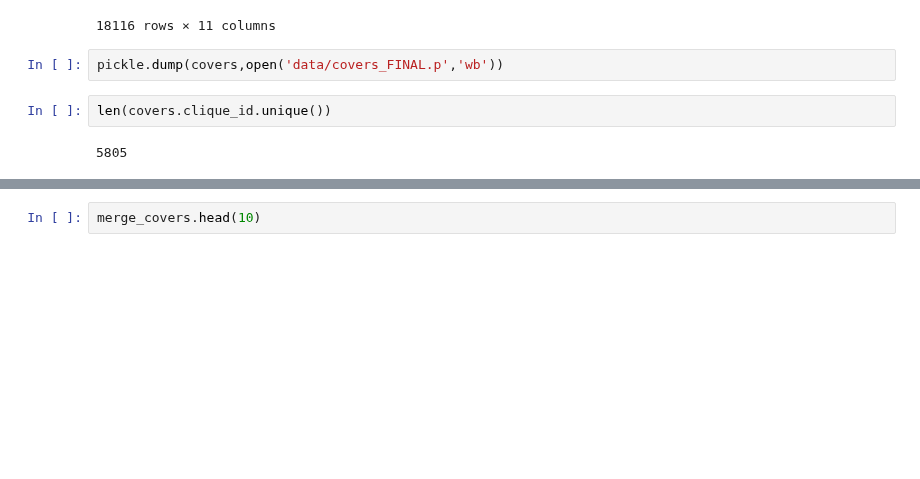
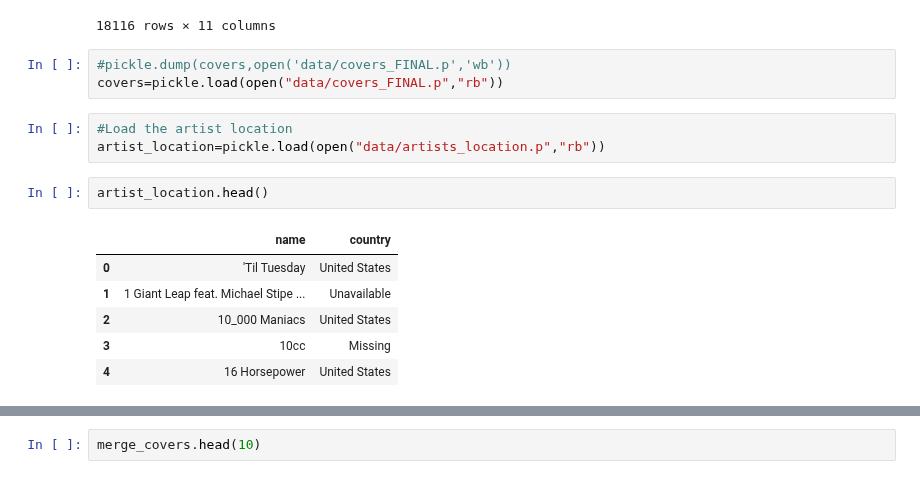
Before and after one commit to padesplaces/ada2017, a Jupyter notebook: project/Project Notebook.ipynb, the cells around one changed output, grey strips where cells are left out. Cells and saved outputs as stored; diff of their text form; blank space fills up the shorter version.

```diff
--- a/project/Project Notebook.ipynb
+++ b/project/Project Notebook.ipynb
@@ -745,8 +728,17 @@ merge(covers)
 | 18115 | TRMTMWV128F92F6F78 | ARDYR3C1187FB461CE | 9986 | 5853 | George Thorogood And The Destroyers | Tip On In | George Thorogood & The Destroyers | Missing | 1980 | 9984 | ... |
 18116 rows × 11 columns
 # %%
-pickle.dump(covers,open('data/covers_FINAL.p','wb'))
+#pickle.dump(covers,open('data/covers_FINAL.p','wb'))
+covers=pickle.load(open("data/covers_FINAL.p","rb"))
-# %%
-len(covers.clique_id.unique())
-# %% [output]
-5805
+# %%
+#Load the artist location
+artist_location=pickle.load(open("data/artists_location.p","rb"))
+# %%
+artist_location.head()
+# %% [output]
+|  | name | country |
+| 0 | 'Til Tuesday | United States |
+| 1 | 1 Giant Leap feat. Michael Stipe ... | Unavailable |
+| 2 | 10_000 Maniacs | United States |
+| 3 | 10cc | Missing |
+| 4 | 16 Horsepower | United States |
```
Also changed, not shown: parts of 12 cells of this notebook, 3 other files.
